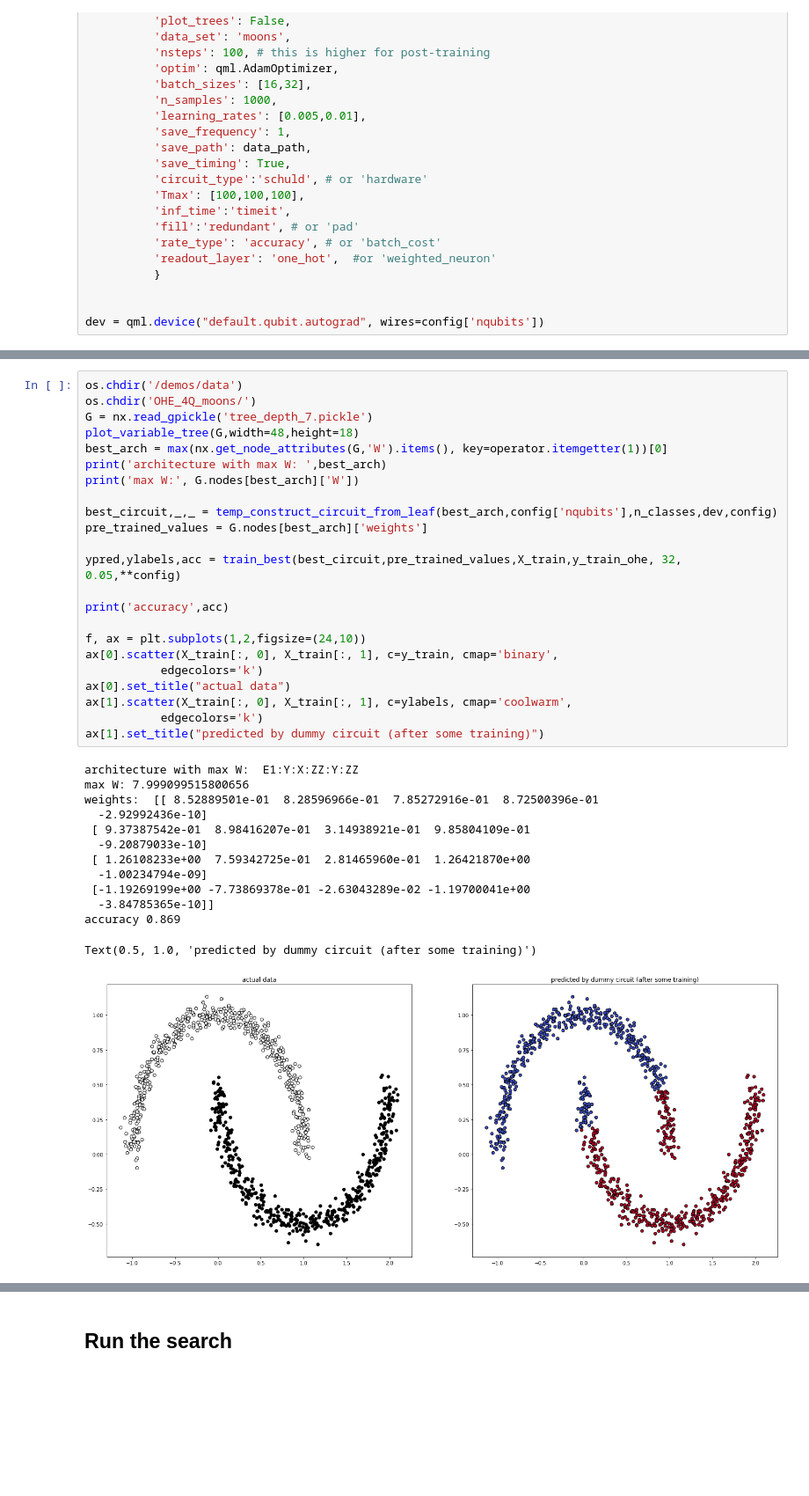
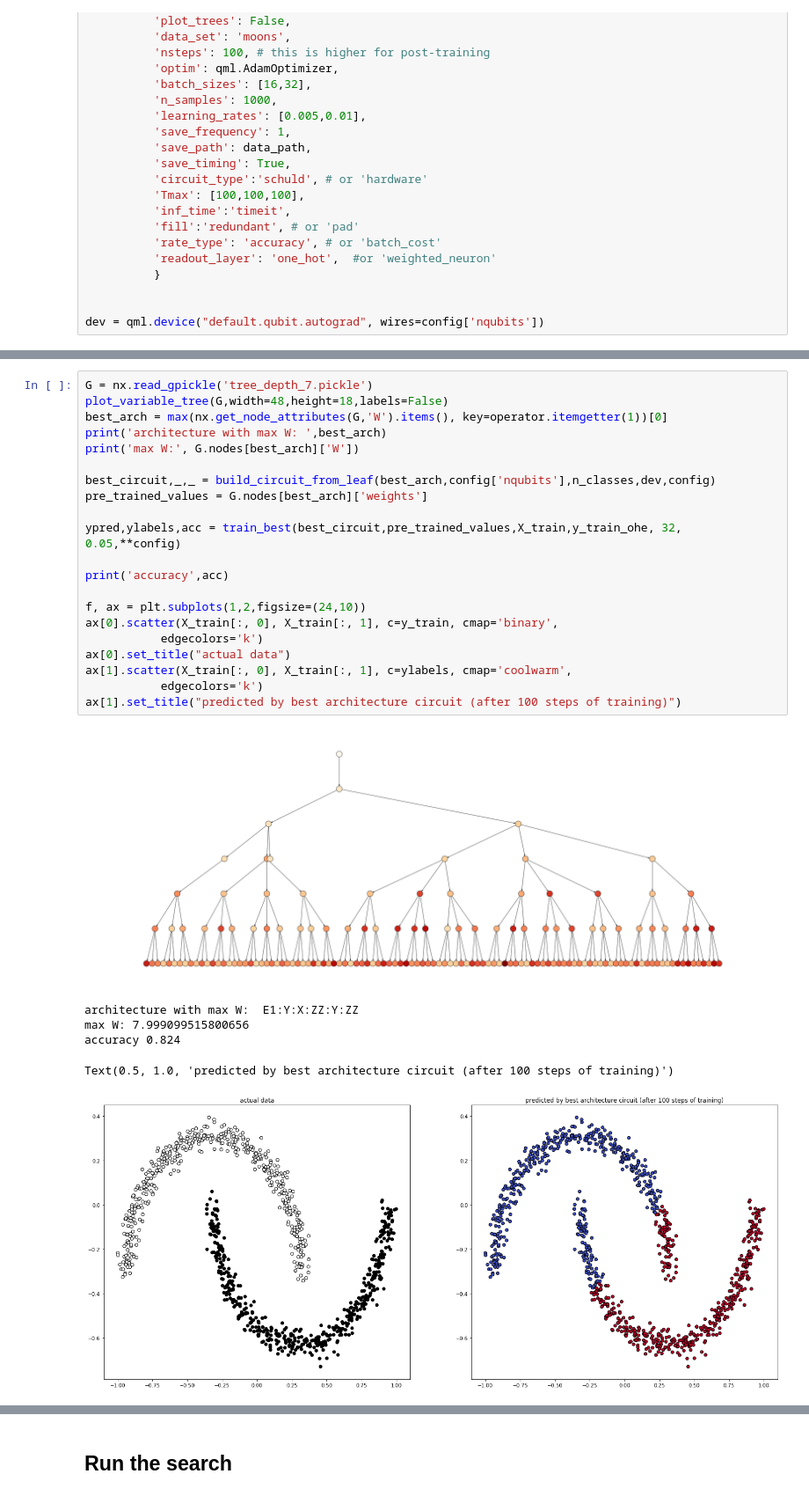
Before and after one commit to kmz4/QHACK2021, a Jupyter notebook: demos/QOSE_demo.ipynb, the cells around one changed output, grey strips where cells are left out. Shown at 88% size. Cells and saved outputs as stored; diff of their text form; blank space fills up the shorter version.

```diff
--- a/demos/QOSE_demo.ipynb
+++ b/demos/QOSE_demo.ipynb
@@ -385,40 +408,31 @@ Text(0.5, 1.0, 'predicted by dummy circuit (after some training)')
 # %%
-os.chdir('/demos/data')
-os.chdir('OHE_4Q_moons/')
 G = nx.read_gpickle('tree_depth_7.pickle')
-plot_variable_tree(G,width=48,height=18)
+plot_variable_tree(G,width=48,height=18,labels=False)
 best_arch = max(nx.get_node_attributes(G,'W').items(), key=operator.itemgetter(1))[0]
 print('architecture with max W: ',best_arch)
 print('max W:', G.nodes[best_arch]['W'])
 
-best_circuit,_,_ = temp_construct_circuit_from_leaf(best_arch,config['nqubits'],n_classes,dev,config)
+best_circuit,_,_ = build_circuit_from_leaf(best_arch,config['nqubits'],n_classes,dev,config)
 pre_trained_values = G.nodes[best_arch]['weights']
 
 ypred,ylabels,acc = train_best(best_circuit,pre_trained_values,X_train,y_train_ohe, 32, 0.05,**config)
 
 print('accuracy',acc)
 
 f, ax = plt.subplots(1,2,figsize=(24,10))
 ax[0].scatter(X_train[:, 0], X_train[:, 1], c=y_train, cmap='binary',
            edgecolors='k')
 ax[0].set_title("actual data")
 ax[1].scatter(X_train[:, 0], X_train[:, 1], c=ylabels, cmap='coolwarm',
            edgecolors='k')
-ax[1].set_title("predicted by dummy circuit (after some training)")
+ax[1].set_title("predicted by best architecture circuit (after 100 steps of training)")
 # %% [output]
+[figure, new version]
 architecture with max W:  E1:Y:X:ZZ:Y:ZZ
 max W: 7.999099515800656
-weights:  [[ 8.52889501e-01  8.28596966e-01  7.85272916e-01  8.72500396e-01
-  -2.92992436e-10]
- [ 9.37387542e-01  8.98416207e-01  3.14938921e-01  9.85804109e-01
-  -9.20879033e-10]
- [ 1.26108233e+00  7.59342725e-01  2.81465960e-01  1.26421870e+00
-  -1.00234794e-09]
- [-1.19269199e+00 -7.73869378e-01 -2.63043289e-02 -1.19700041e+00
-  -3.84785365e-10]]
-accuracy 0.869
+accuracy 0.824
-Text(0.5, 1.0, 'predicted by dummy circuit (after some training)')
+Text(0.5, 1.0, 'predicted by best architecture circuit (after 100 steps of training)')
-[figure, old version]
+[figure, added]
 # %%
 qose.plot_tree(G)
 # %% [output]
```
Also changed, not shown: parts of 13 cells of this notebook.
